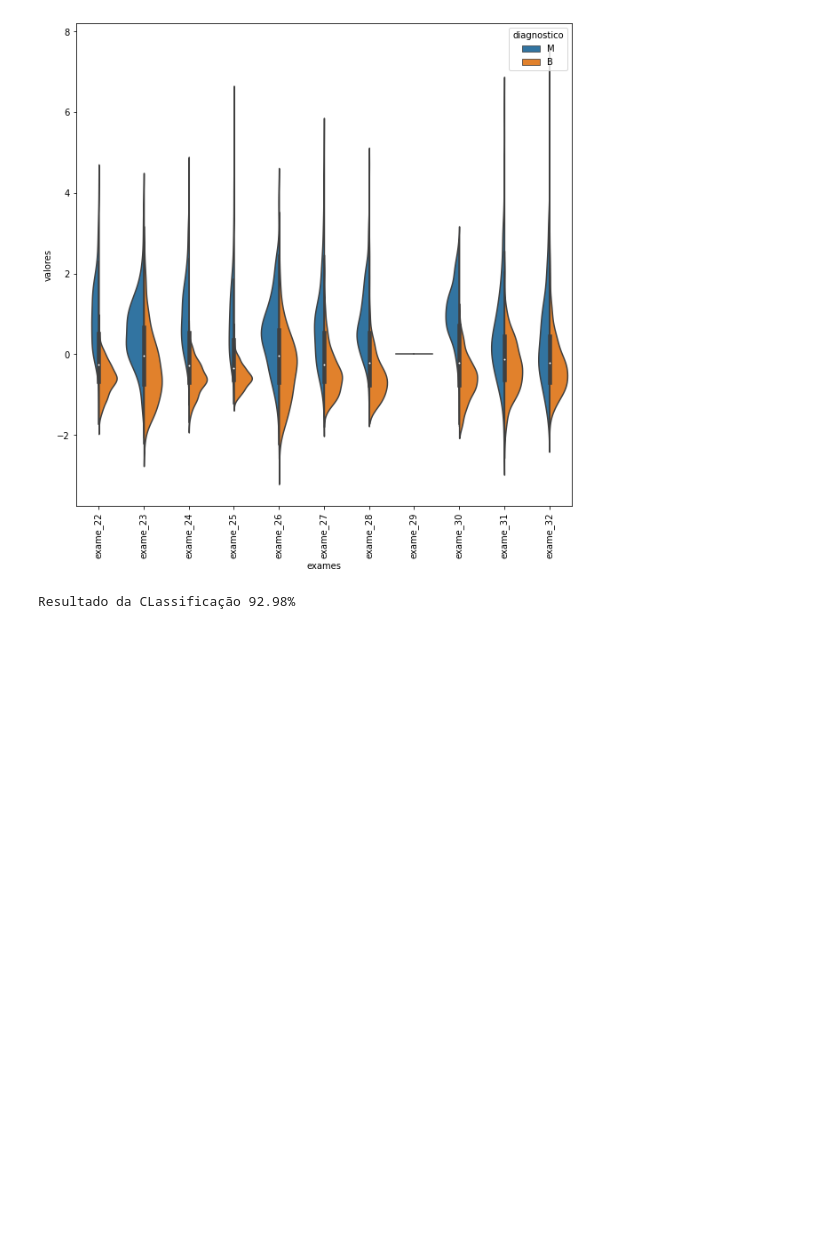
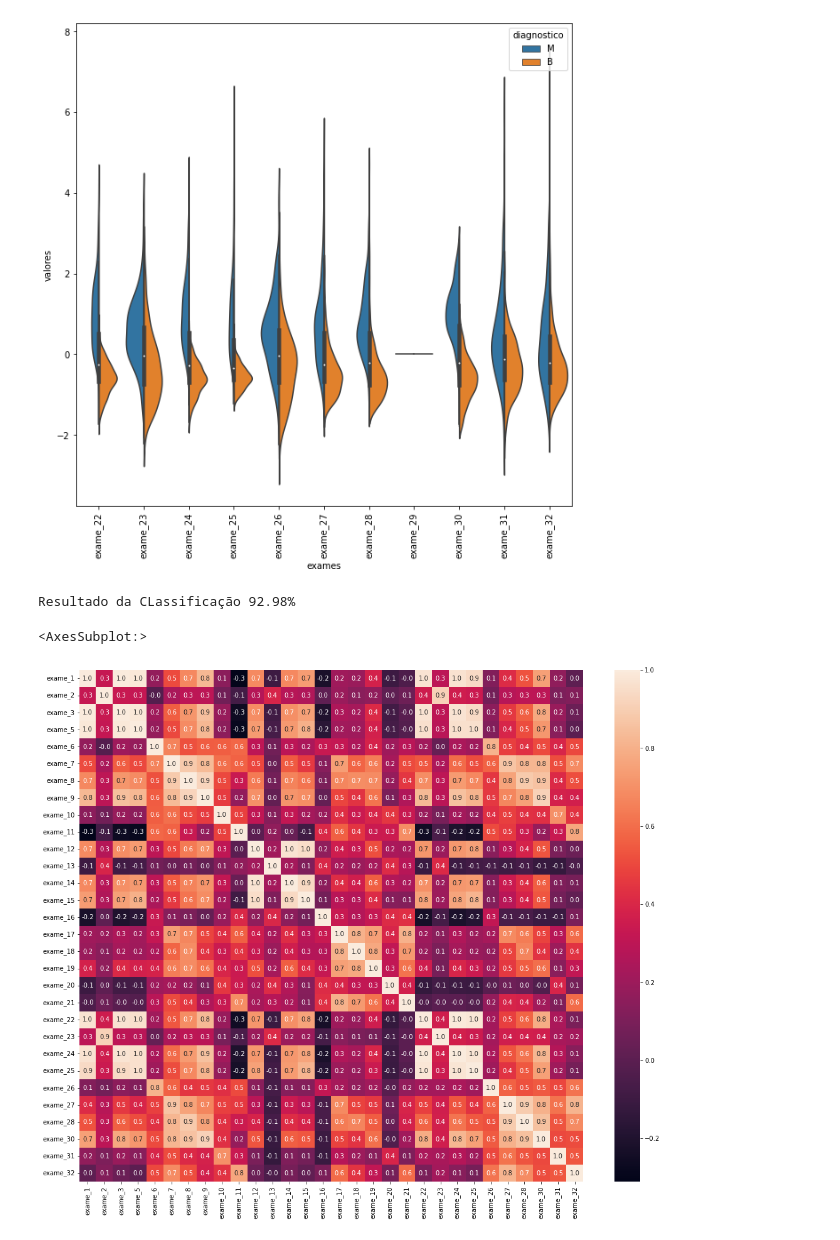
Before and after one commit to laryssastephanie/data_science_studies, a Jupyter notebook: Aulas_Alura/ML_Dados_muitas_dimensoes/reducao_dimensionalidade_1.ipynb, the cells around one changed output. Cells and saved outputs as stored; diff of their text form; code cells hidden in the pictures; blank space fills up the shorter version.

```diff
--- a/Aulas_Alura/ML_Dados_muitas_dimensoes/reducao_dimensionalidade_1.ipynb
+++ b/Aulas_Alura/ML_Dados_muitas_dimensoes/reducao_dimensionalidade_1.ipynb
@@ -163,3 +163,10 @@ def classificar(valores):
 classificar(valores_exames_v3)
 # %% [output]
 Resultado da CLassificação 92.98%
+# %%
+matriz_correlacao = valores_exames_v3.corr()
+plt.figure(figsize=(18,15))
+sns.heatmap(matriz_correlacao, annot = True, fmt = ".1f") # mostrar valores com apenas 1 casa decimal
+# %% [output]
+<AxesSubplot:>
+[figure, added]
```
Also changed, not shown: parts of 39 cells of this notebook.
